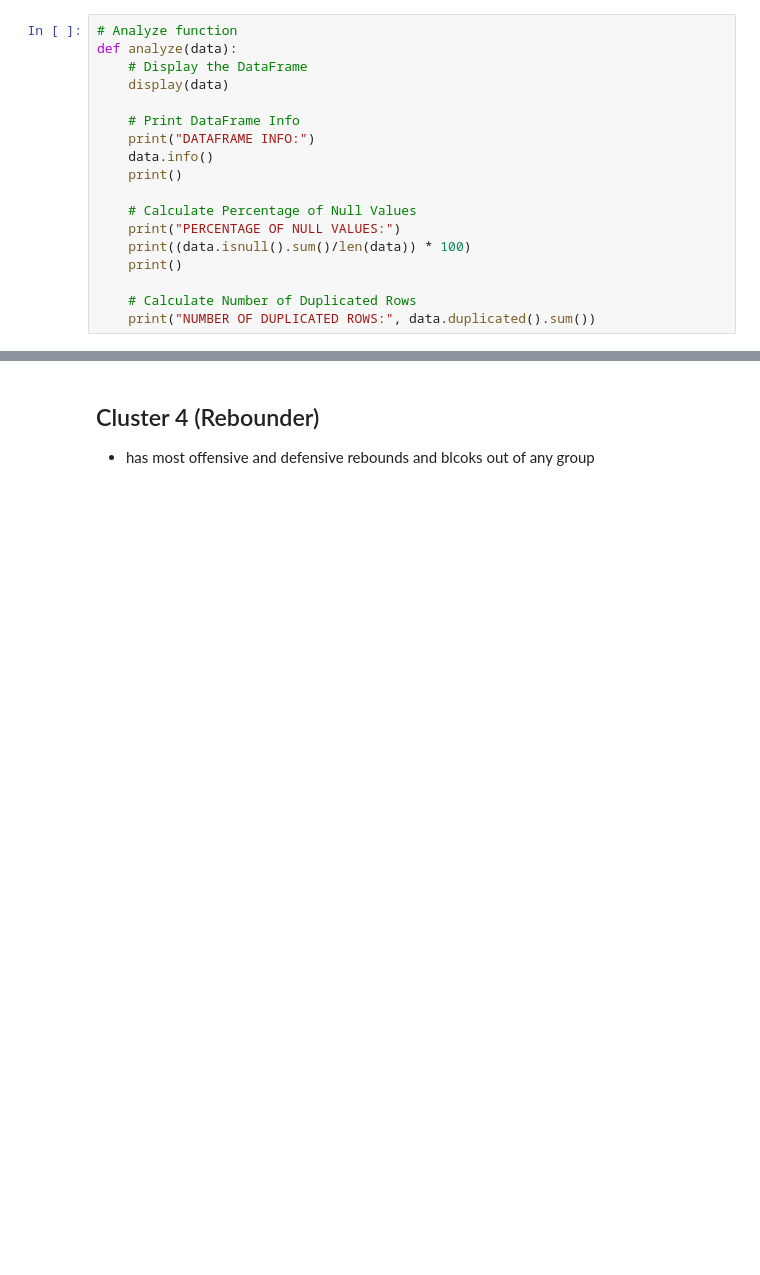
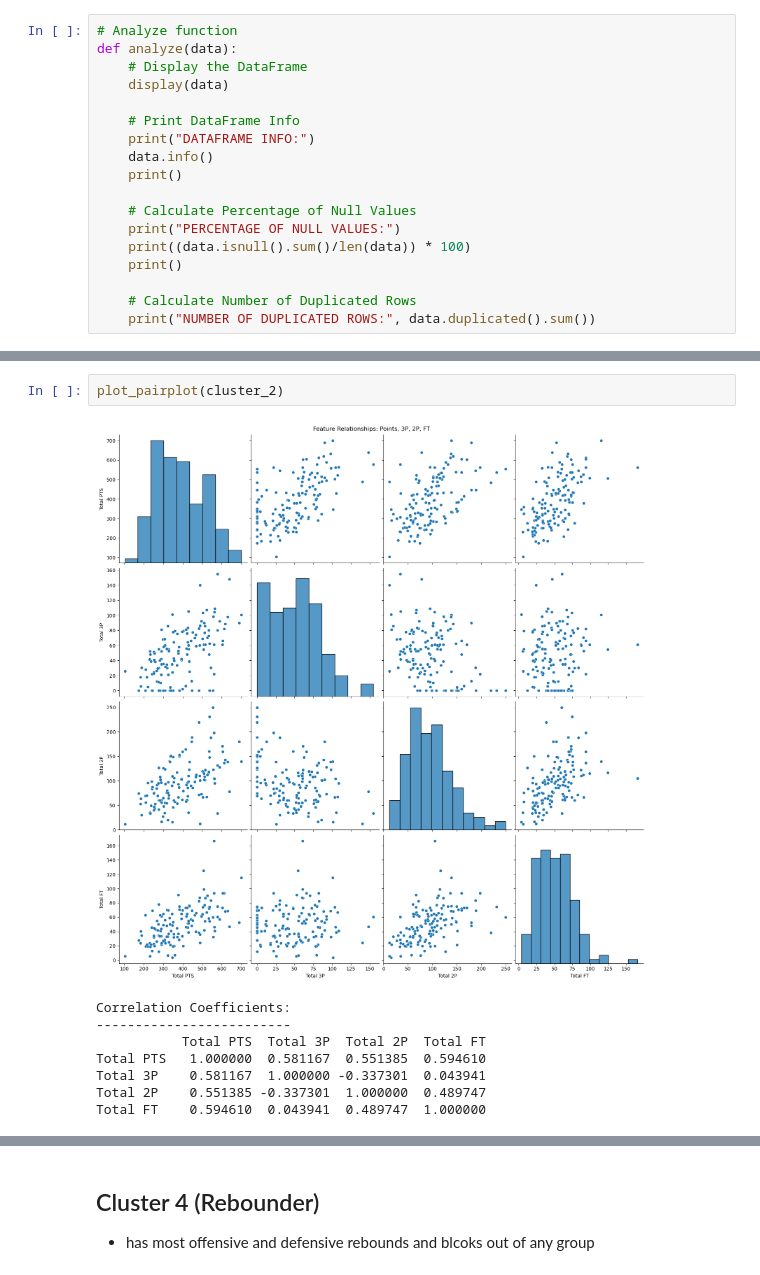
Before and after one commit to nazstephen/NBA-Archetypes, a Jupyter notebook: Project Notebook Part 2.ipynb, the cells around one changed output, grey strips where cells are left out. Drawn from its saved outputs; the diff is of its cells as text; blank space fills up the shorter version.

```diff
--- a/Project Notebook Part 2.ipynb
+++ b/Project Notebook Part 2.ipynb
@@ -187,0 +325,11 @@ dtype: float64
+# %%
+plot_pairplot(cluster_2)
+# %% [output]
+[figure, added]
+Correlation Coefficients:
+-------------------------
+           Total PTS  Total 3P  Total 2P  Total FT
+Total PTS   1.000000  0.581167  0.551385  0.594610
+Total 3P    0.581167  1.000000 -0.337301  0.043941
+Total 2P    0.551385 -0.337301  1.000000  0.489747
+Total FT    0.594610  0.043941  0.489747  1.000000
```
Also changed, not shown: parts of 42 cells of this notebook.
